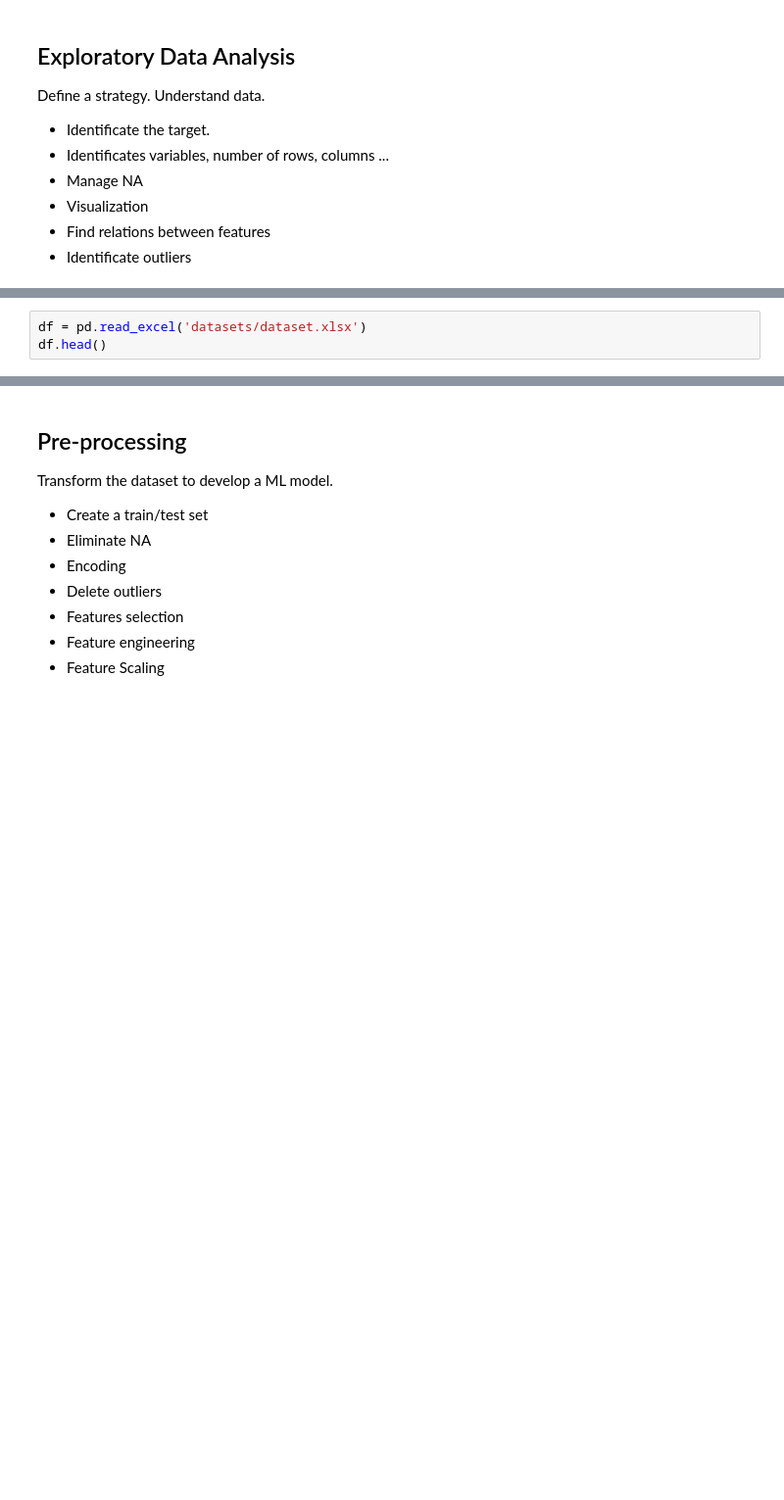
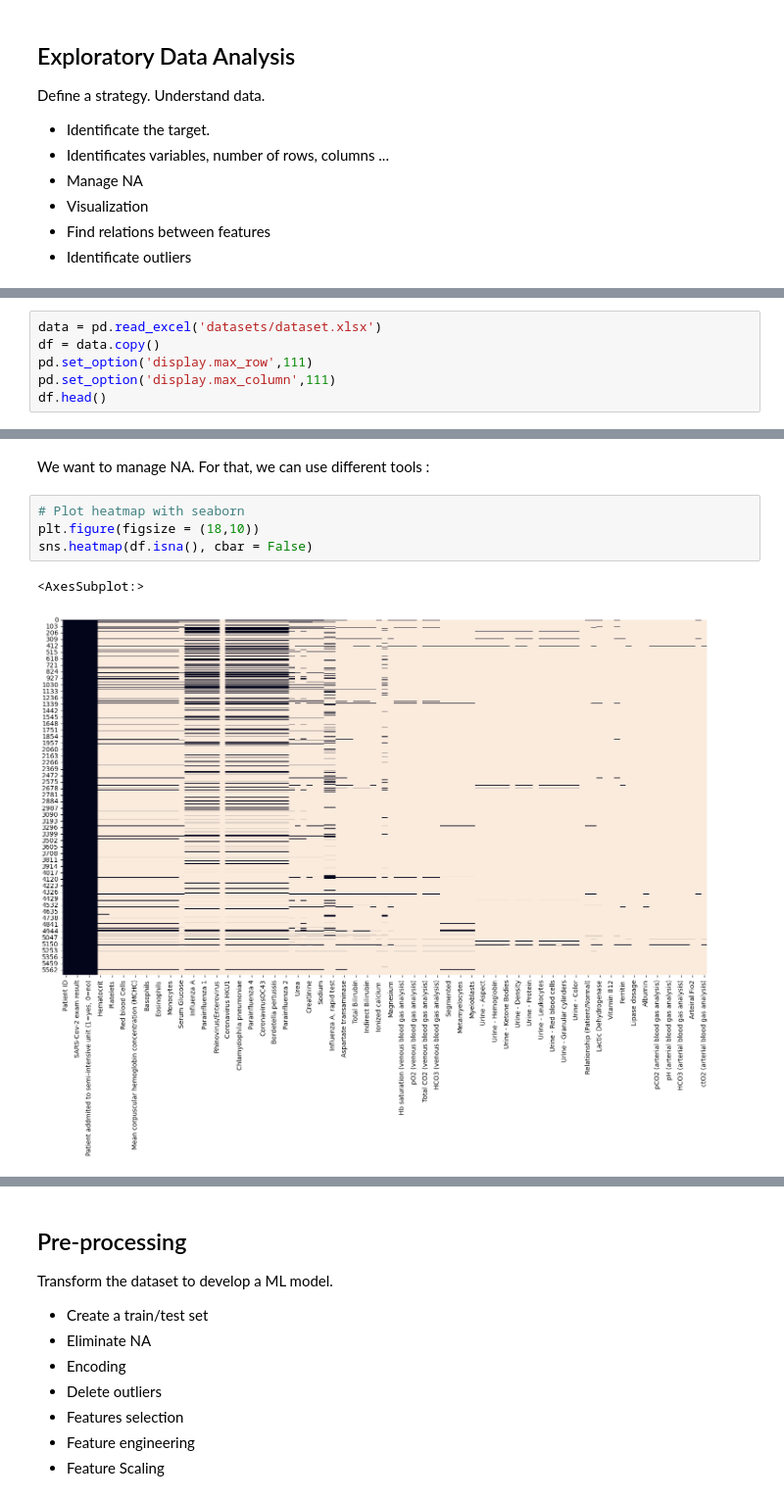
Before and after one commit to AugustinCablant/Learning-ML, a Jupyter notebook: MACHINE LEARNING/projet_covid.ipynb, the cells around one changed output, grey strips where cells are left out. Shown at 98% size. Saved outputs shown, nothing was run; the diff lists cells and outputs as text; blank space fills up the shorter version.

```diff
--- a/MACHINE LEARNING/projet_covid.ipynb
+++ b/MACHINE LEARNING/projet_covid.ipynb
@@ -30,5 +39,8 @@ Define a strategy. Understand data. <br>
 # %%
-df = pd.read_excel('datasets/dataset.xlsx')
+data = pd.read_excel('datasets/dataset.xlsx')
+df = data.copy()
+pd.set_option('display.max_row',111)
+pd.set_option('display.max_column',111)
 df.head()
 # %% [output]
 |  | Patient ID | Patient age quantile | SARS-Cov-2 exam result | Patient addmited to regular ward ... | Patient addmited to semi-intensiv... | ... |
@@ -114,3 +107,12 @@ Try using .loc[row_indexer,col_indexer] = value instead
 
 See the caveats in the documentation: https://pandas.pydata.org/pandas-docs/stable/user_guide/indexing.html#returning-a-view-versus-a-copy
   df_corr['SARS-Cov-2 exam result'] = encoder.inverse_transform(df_corr['SARS-Cov-2 exam result'])
+# %% [markdown]
+We want to manage NA. For that, we can use different tools :
+# %%
+# Plot heatmap with seaborn
+plt.figure(figsize = (18,10))
+sns.heatmap(df.isna(), cbar = False)
+# %% [output]
+<AxesSubplot:>
+[figure, added]
```
Also changed, not shown: parts of 11 cells of this notebook.
